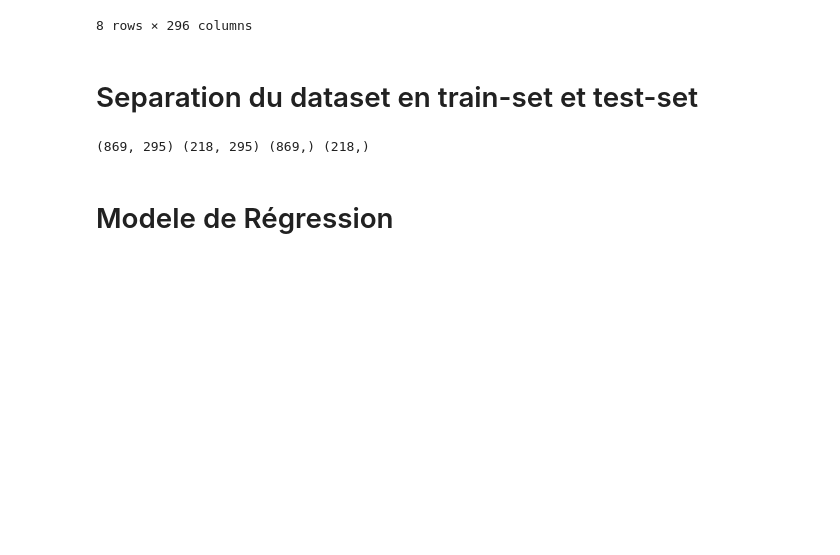
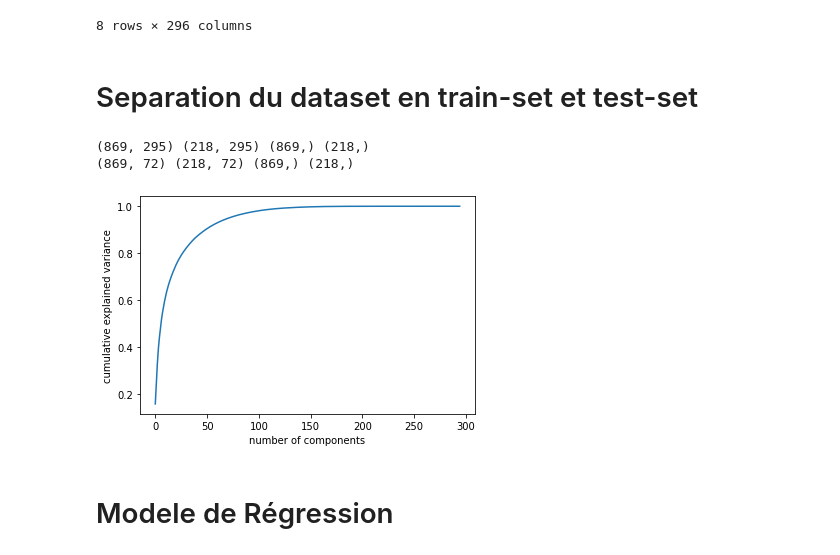
Before and after one commit to GuillaumeBarree/challenge-ENS, a Jupyter notebook: notebooks/random_forest.ipynb, the cells around one changed output. Saved outputs shown, nothing was run; the diff lists cells and outputs as text; code cells hidden in the pictures; blank space fills up the shorter version.

```diff
--- a/notebooks/random_forest.ipynb
+++ b/notebooks/random_forest.ipynb
@@ -53,6 +53,10 @@ data['input'].describe()
 # Separation du dataset en train-set et test-set
 # %%
 from sklearn.model_selection import train_test_split
+
+from sklearn.decomposition import PCA
+from sklearn.pipeline import Pipeline
+from sklearn.preprocessing import StandardScaler, MinMaxScaler
 
 filter_sample = np.where(data["target"]["Y"] == 0)[0]
 
@@ -65,10 +69,24 @@ features = data['input'].drop(columns=["_ID"])
 x_train, x_valid, y_train, y_valid = train_test_split(features,target,test_size=0.20,random_state=0)
 y_train = y_train.values.ravel()
 y_valid = y_valid.values.ravel()
+print(x_train.shape, x_valid.shape, y_train.shape, y_valid.shape)
+scaler = StandardScaler()
+pca = PCA(n_components=0.95)
 
+pipeline = Pipeline([("pca", pca)])
+x_train = pipeline.fit_transform(x_train)
+x_valid = pipeline.transform(x_valid)
 print(x_train.shape, x_valid.shape, y_train.shape, y_valid.shape)
 # %% [output]
 (869, 295) (218, 295) (869,) (218,)
+(869, 72) (218, 72) (869,) (218,)
+# %%
+pca = PCA().fit(features)
+plt.plot(np.cumsum(pca.explained_variance_ratio_))
+plt.xlabel('number of components')
+plt.ylabel('cumulative explained variance');
+# %% [output]
+[figure, added]
 # %% [markdown]
 # Modele de Régression
 # %% [markdown]
```
Also changed, not shown: parts of 13 cells of this notebook, 2 other files.
